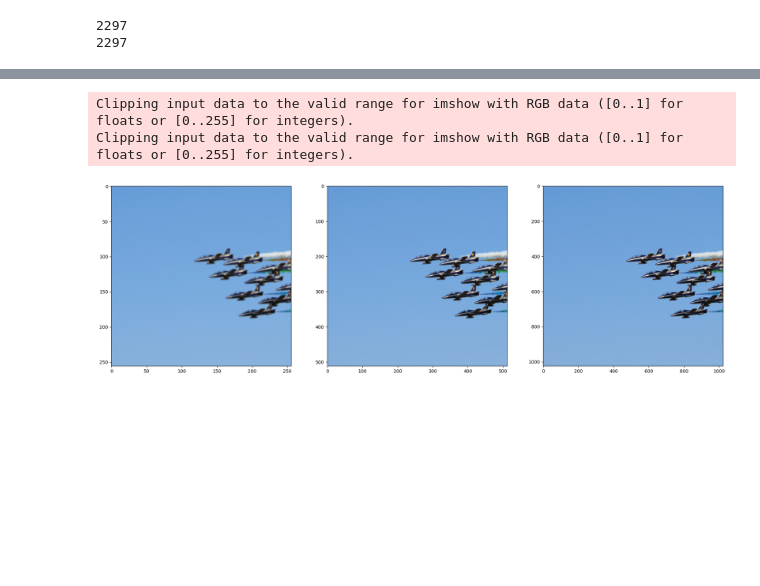
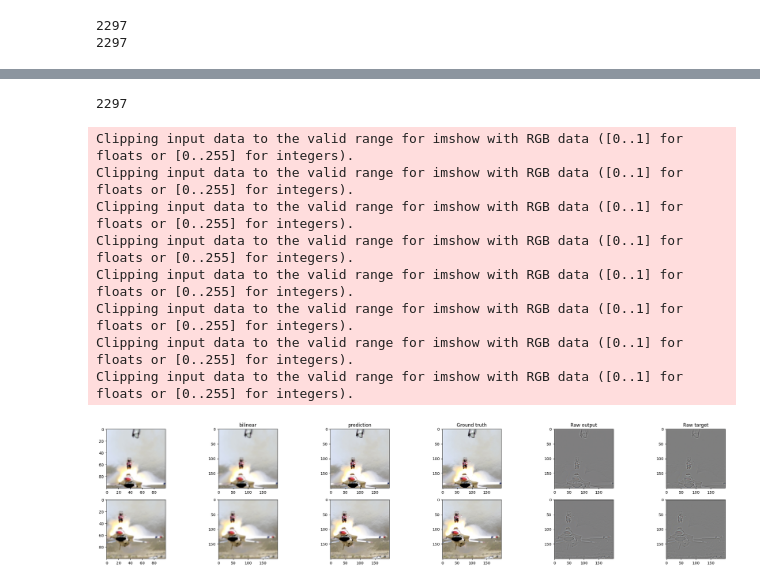
Before and after one commit to DanielPSchenk/DIY-AI-Superresolution, a Jupyter notebook: upscale_resnet.ipynb, the cells around one changed output, grey strips where cells are left out. Saved outputs shown, nothing was run; the diff lists cells and outputs as text; code cells hidden in the pictures; blank space fills up the shorter version.

```diff
--- a/upscale_resnet.ipynb
+++ b/upscale_resnet.ipynb
@@ -44,10 +43,10 @@ device = "cuda"
 ### Defining model parameters
 # %%
 hp = {
-    "num_blocks" : 5,
-    "backbone_dimension" : 192,
-    "layer_dim" : [96, 96, 96, 96, 96, 96, 96, 96, 96, 96],
-    "depth" : 7
+    "num_blocks" : 10,
+    "backbone_dimension" : 128,
+    "layer_dim" : [64, 64, 64, 64, 64, 64, 64, 64, 64, 64],
+    "depth" : 4
 }
 
 model = UpscalerResNet(hp)
@@ -64,13 +66,13 @@ val_losses = []
 # %% [markdown]
 ### Defining data sets and loaders
 # %%
-batch_size=1
+batch_size=52
 
 val_set = SSDData(["data/valued/downloaded"], val_transform, start=0, size=97)
 train_set = SSDData(["data/valued/downloaded"], train_transform, 0, 2200)
 
 train_loader = DataLoader(train_set, batch_size, shuffle=True, drop_last=True)
-val_loader = DataLoader(val_set, batch_size)
+val_loader = DataLoader(val_set, 1, True)
 # %% [output]
 2297
 2297
@@ -77,6 +82,6 @@ val_loader = DataLoader(val_set, batch_size)
 # %%
-optimizer.lr=2e-6
-train_feature_reconstruction(model, optimizer, 2, train_loader, val_loader, train_losses, val_losses, 100, 96)
+optimizer.lr=3e-2
+train_feature_reconstruction(model, optimizer, 10, train_loader, val_loader, train_losses, val_losses, 3, 3)
 # %%
 from visualization_tools import plot_upscaling, plot_loss_curves
 
@@ -103,17 +104,5 @@ Clipping input data to the valid range for imshow with RGB data ([0..1] for floa
 # %%
-demo_transform = SamePartSelector(output_size=1024)
-demo_set = SSDData(["data/valued/downloaded"], demo_transform, start=0, size=97)
+demo_transform = SamePartSelector(output_size=512)
+demo_set = SSDData(["data/valued/downloaded"], demo_transform, start=0, size=1000)
+# %% [output]
+2297
-# %%
-from visualization_tools import show_multi_resolution
-
-# no problem in range 30-2458
-val_loader = DataLoader(val_set, batch_size)
-
-
-val_pair = val_set[2]
-
-show_multi_resolution(val_pair, model)
-# %% [output]
-Clipping input data to the valid range for imshow with RGB data ([0..1] for floats or [0..255] for integers).
-Clipping input data to the valid range for imshow with RGB data ([0..1] for floats or [0..255] for integers).
-[figure, removed]
@@ -121,0 +109,13 @@ torch.save(model, "Perspective_Pretrained_backbone_2M.pt")
+# %%
+demo_pair = demo_set[0]
+plot_upscaling(demo_pair, model, 200)
+# %% [output]
+Clipping input data to the valid range for imshow with RGB data ([0..1] for floats or [0..255] for integers).
+Clipping input data to the valid range for imshow with RGB data ([0..1] for floats or [0..255] for integers).
+Clipping input data to the valid range for imshow with RGB data ([0..1] for floats or [0..255] for integers).
+Clipping input data to the valid range for imshow with RGB data ([0..1] for floats or [0..255] for integers).
+Clipping input data to the valid range for imshow with RGB data ([0..1] for floats or [0..255] for integers).
+Clipping input data to the valid range for imshow with RGB data ([0..1] for floats or [0..255] for integers).
+Clipping input data to the valid range for imshow with RGB data ([0..1] for floats or [0..255] for integers).
+Clipping input data to the valid range for imshow with RGB data ([0..1] for floats or [0..255] for integers).
+[figure, added]
```
Also changed, not shown: parts of 13 cells of this notebook, 23 other files.
